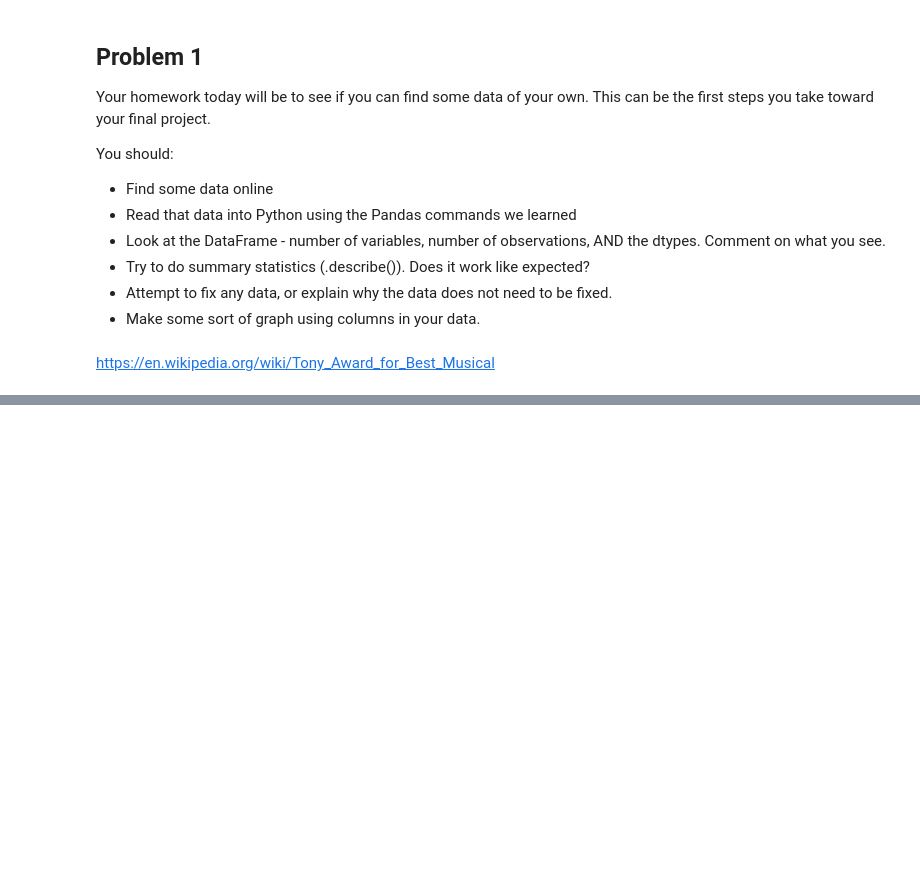
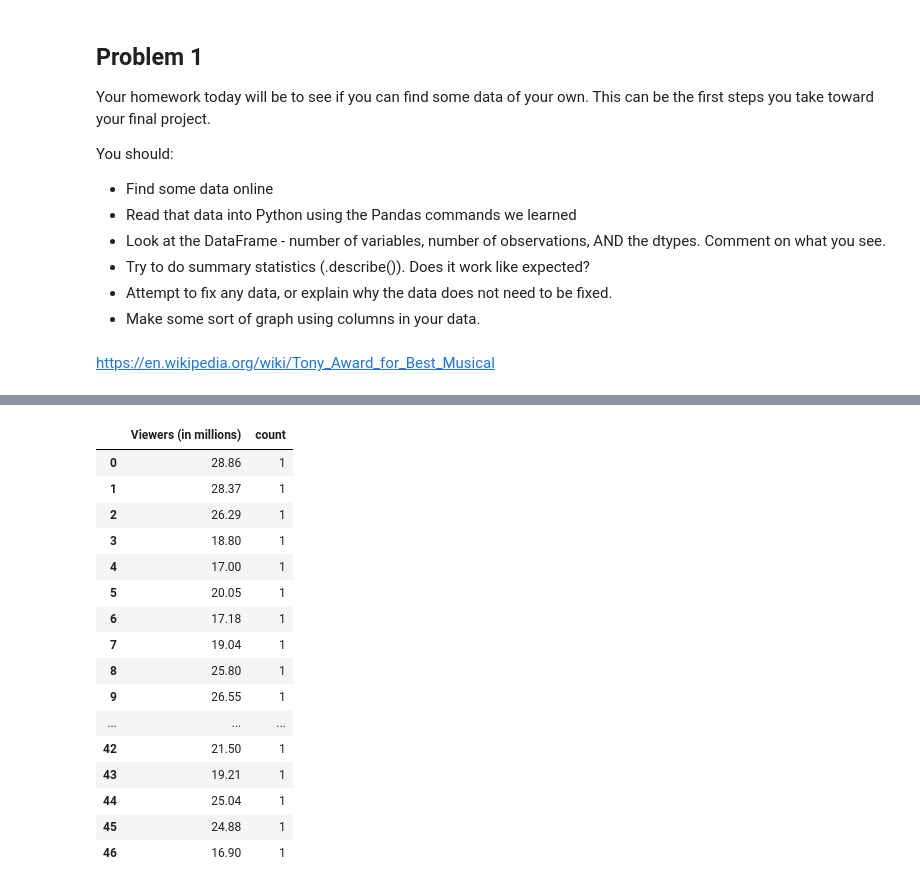
Before and after one commit to Rubenmregalado/Day8, a Jupyter notebook: Day8-HW.ipynb, the cells around one changed output, grey strips where cells are left out. Saved outputs shown, nothing was run; the diff lists cells and outputs as text; code cells hidden in the pictures; blank space fills up the shorter version.

```diff
--- a/Day8-HW.ipynb
+++ b/Day8-HW.ipynb
@@ -227,0 +270,22 @@ show(DF_raw)
+# %%
+Viewer_data = DF_raw['Viewers (in millions)'].value_counts()
+DF_award = Viewer_data.reset_index().rename(columns={"index": "value", 0: "count"})
+DF_award
+# %% [output]
+|  | Viewers (in millions) | count |
+| 0 | 28.86 | 1 |
+| 1 | 28.37 | 1 |
+| 2 | 26.29 | 1 |
+| 3 | 18.80 | 1 |
+| 4 | 17.00 | 1 |
+| 5 | 20.05 | 1 |
+| 6 | 17.18 | 1 |
+| 7 | 19.04 | 1 |
+| 8 | 25.80 | 1 |
+| 9 | 26.55 | 1 |
+| ... | ... | ... |
+| 42 | 21.50 | 1 |
+| 43 | 19.21 | 1 |
+| 44 | 25.04 | 1 |
+| 45 | 24.88 | 1 |
+| 46 | 16.90 | 1 |
```
Also changed, not shown: parts of 10 cells of this notebook.
